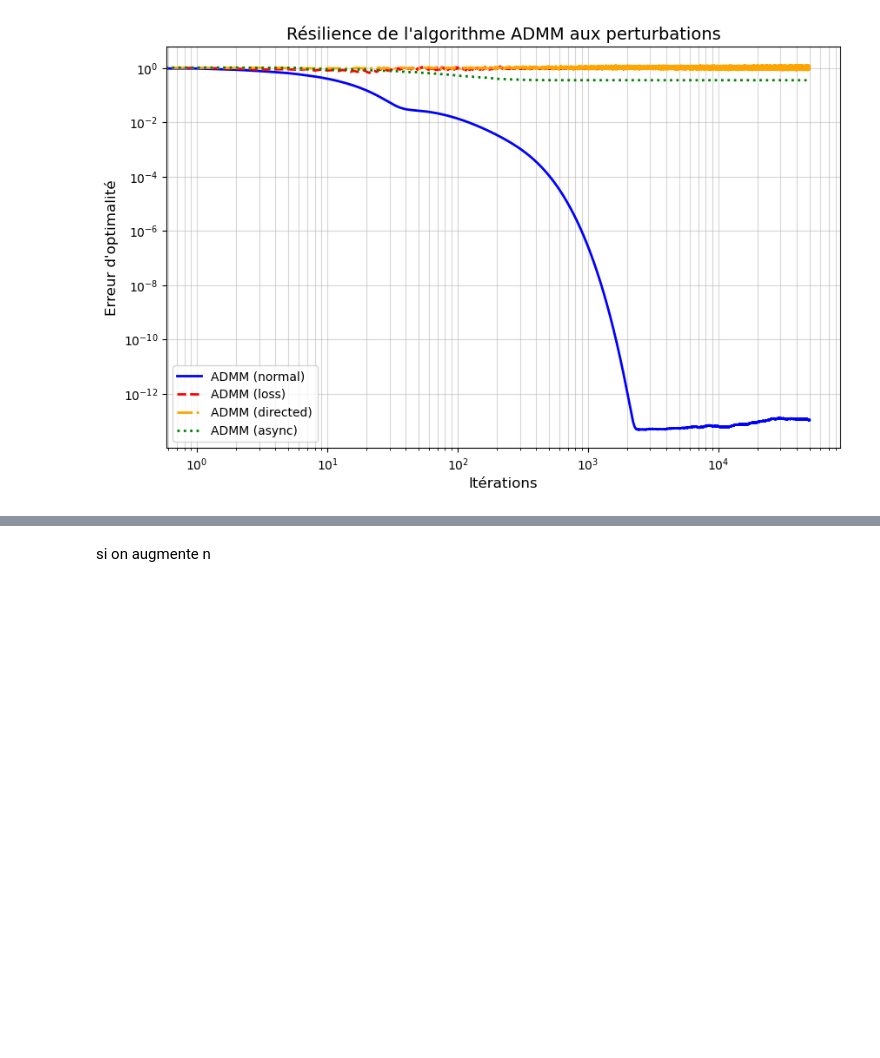
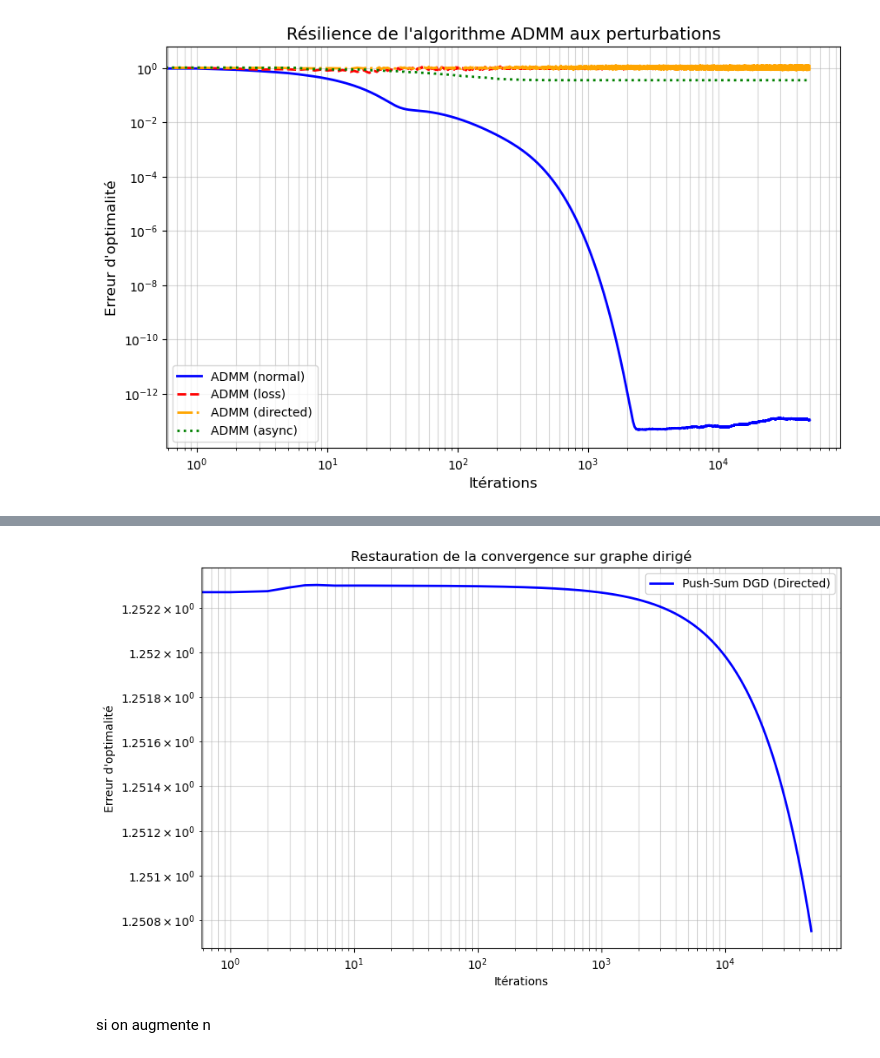
Before and after one commit to pgatt06/Coop_optim, a Jupyter notebook: part_3_ADMM.ipynb, the cells around one changed output, grey strips where cells are left out. Drawn from its saved outputs; the diff is of its cells as text; code cells hidden in the pictures; blank space fills up the shorter version.

Commit message:
push sum + grand n

```diff
--- a/part_3_ADMM.ipynb
+++ b/part_3_ADMM.ipynb
@@ -614,2 +616,86 @@ Simulation du scénario : async...
+# %%
+
+def run_push_sum_directed_small_n(
+    W, n_iter, alpha_star,
+    Knm, y, Kmm,
+    sigma, nu,
+    a, m, eta
+):
+
+    n = Knm.shape[0]
+    n_i = n // a
+
+    x = np.random.randn(a, m) * 1e-3
+    phi = np.ones((a, 1))
+
+    erreur = []
+
+    # Pré-découpage local
+    K_tensor = Knm.reshape(a, n_i, m)
+    Y_tensor = y.reshape(a, n_i)
+
+    reg = (sigma**2 / a) * Kmm + (nu / a) * np.eye(m)
+
+    for k in range(n_iter):
+
+        # --- Communication ---
+        x = W @ x
+        phi = W @ phi
+        phi = np.clip(phi, 1e-12, None)
+
+        z = x / phi
+
+        # --- Gradient local vectorisé ---
+        grad = (
+            np.einsum('aij,aj->ai',
+                      np.matmul(K_tensor.transpose(0,2,1), K_tensor),
+                      z)
+            - np.matmul(K_tensor.transpose(0,2,1), Y_tensor[...,None]).squeeze(-1)
+            + z @ reg.T
+        )
+
+        x = x - eta * grad
+
+        z_mean = np.mean(x / phi, axis=0)
+        erreur.append(np.linalg.norm(z_mean - alpha_star))
+
+    return erreur
+
+
+#matrice direcetd
+
+
+eta=1e-8
+
+W_t=W3.copy()
+
+
+seed_value = 42
+random.seed(seed_value)
+np.random.seed(seed_value)
+
+
+for i in range(a):
+    for j in range(i + 1, a):
+            if random.random() < 0.5: W_t[i, j] = 0
+            else: W_t[j, i] = 0
+W_push = (W_t > 0).astype(float)
+for i in range(a):
+    W_push[i, i] = 1.0
+W_push = W_push / W_push.sum(axis=0)
+#print(f"Somme des colonnes (doit être 1.0) : {np.sum(W_push, axis=0)}")
+err_push_sum = run_push_sum_directed_small_n(W_push, n_iter, alpha_star, Knm, y, Kmm, sigma, nu, a, m, eta)
+
+# Visualisation
+plt.figure(figsize=(10, 6))
+plt.loglog(err_push_sum, label='Push-Sum DGD (Directed)', color='blue', linewidth=2)
+plt.title("Restauration de la convergence sur graphe dirigé")
+plt.xlabel("Itérations")
+plt.ylabel("Erreur d'optimalité")
+plt.legend()
+plt.grid(True, which="both", ls="-", alpha=0.5)
+plt.show()
+# %% [output]
+[figure, added]
 # %% [markdown]
 si on augmente n
```
Also changed, not shown: parts of 5 cells of this notebook.
